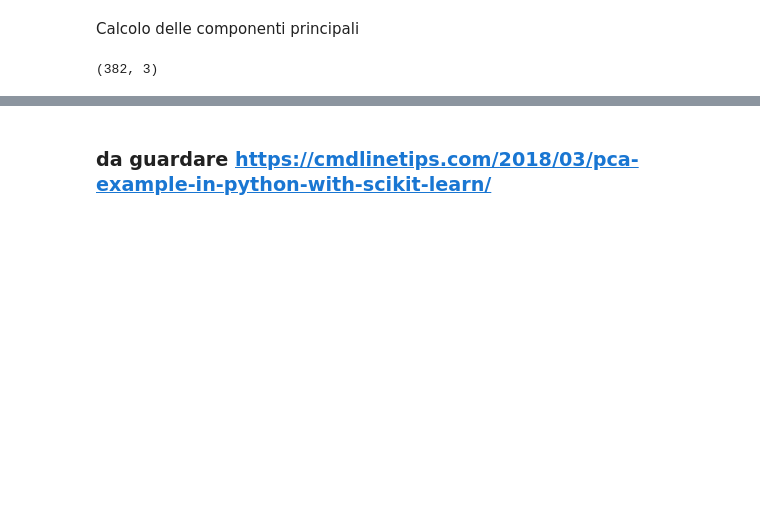
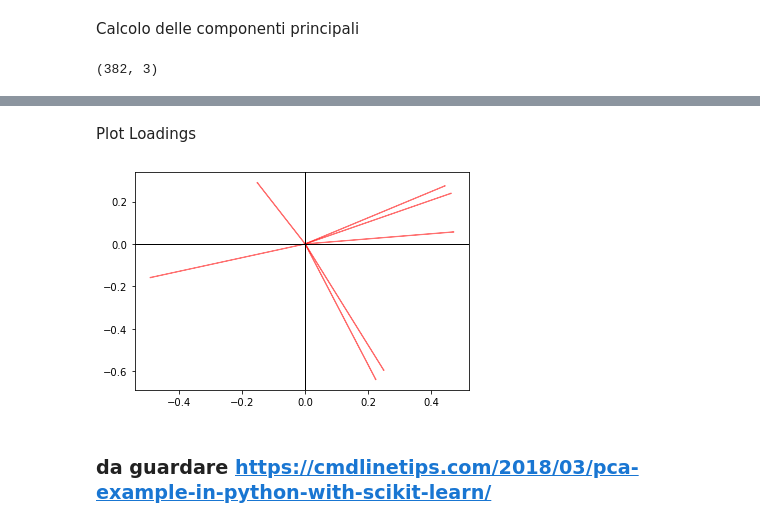
Before and after one commit to YuriGardinazzi/DataMiningNotes, a Jupyter notebook: PCA_analysis.ipynb, the cells around one changed output, grey strips where cells are left out. Cells and saved outputs as stored; diff of their text form; code cells hidden in the pictures; blank space fills up the shorter version.

```diff
--- a/PCA_analysis.ipynb
+++ b/PCA_analysis.ipynb
@@ -102,2 +100,13 @@ sns.scatterplot(x=US_k[:,1],y=US_k[:,2])
+# %% [markdown]
+Plot Loadings
+# %%
+Loadings_N = P.shape[0]
+ax = plt.subplot()
+ax.axhline(y=0, color='k', linewidth=1)
+ax.axvline(x=0, color='k', linewidth=1)
+for i in range(Loadings_N):
+     plt.arrow(0, 0, P[i,0], P[i,1],color = 'r',alpha = 0.5)
+# %% [output]
+[figure, added]
 # %% [markdown]
 ### da guardare https://cmdlinetips.com/2018/03/pca-example-in-python-with-scikit-learn/
```
Also changed, not shown: parts of 4 cells of this notebook.
